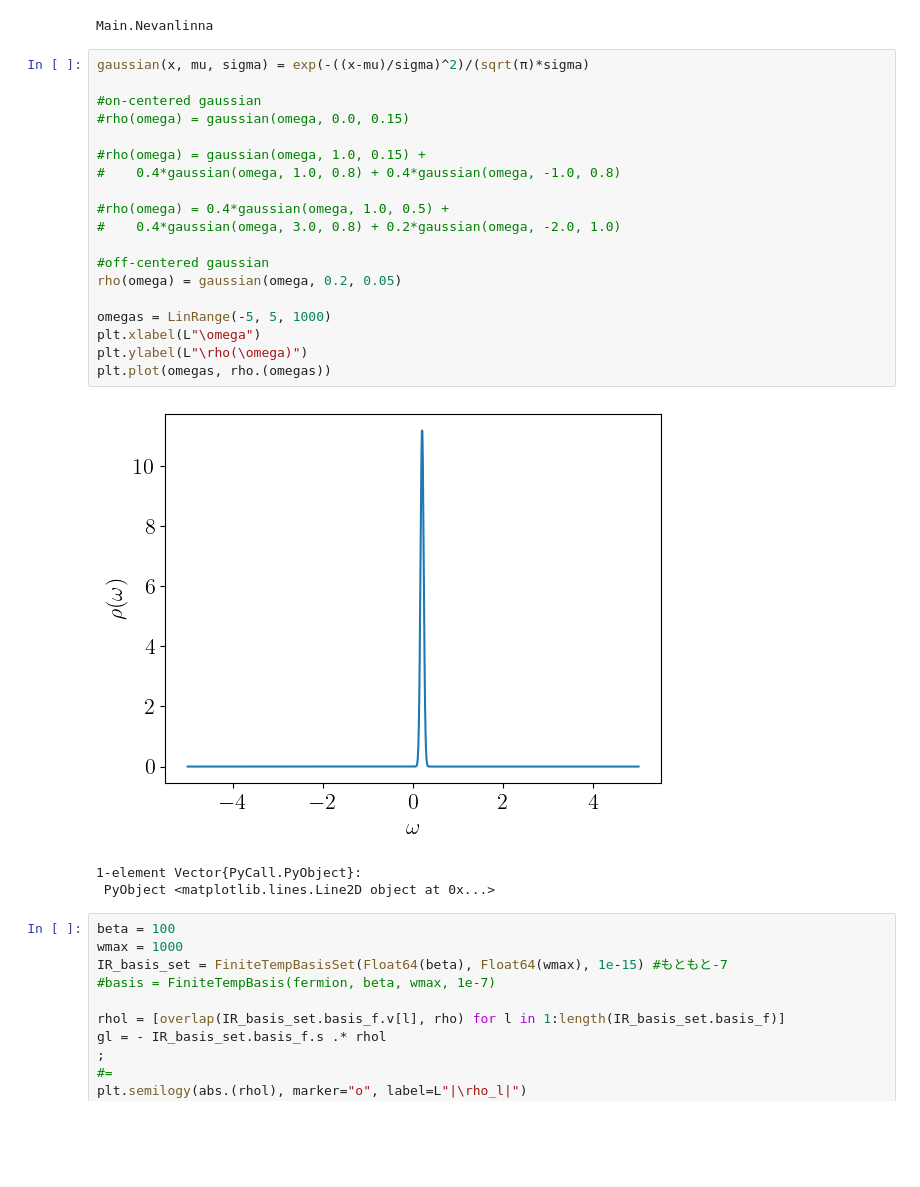
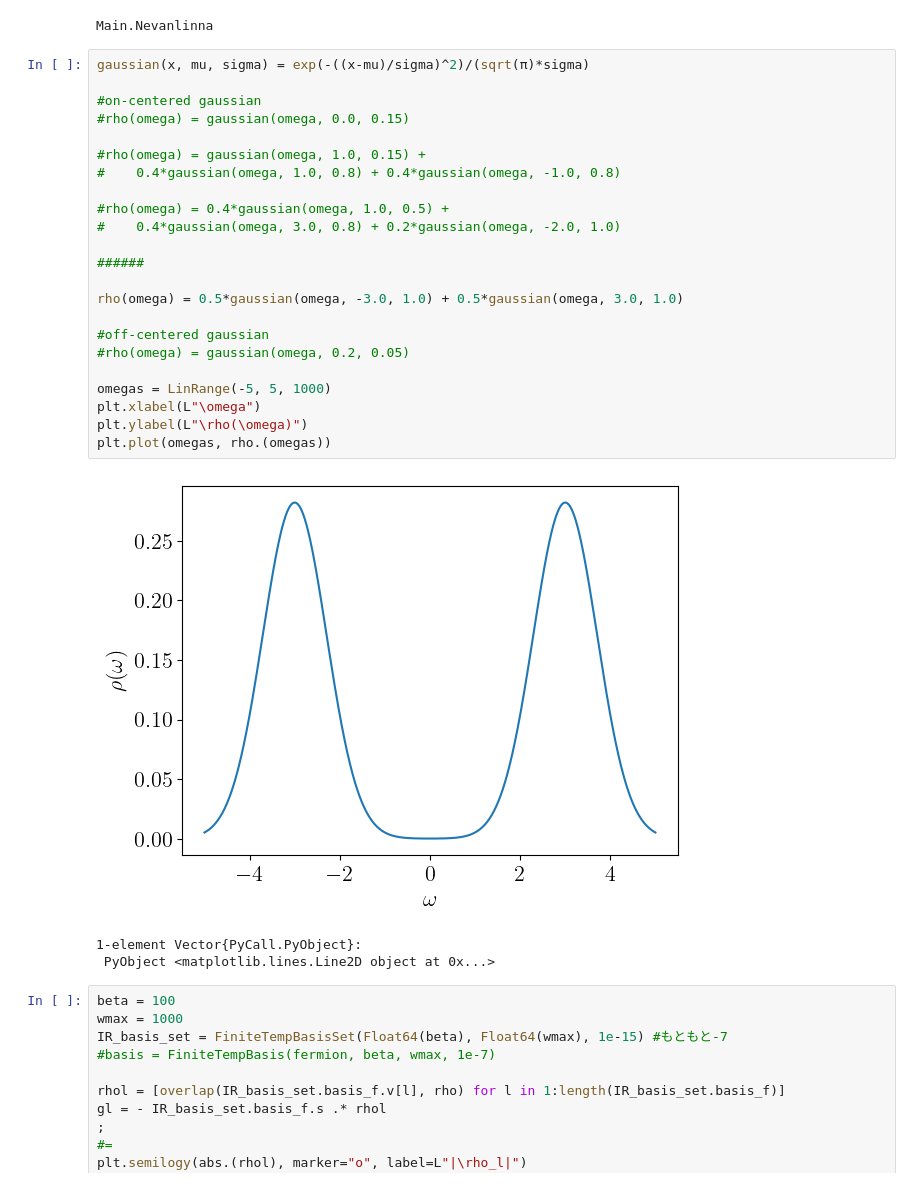
Before and after one commit to SpM-lab/Nevanlinna.jl, a Jupyter notebook: develop.ipynb, the cells around one changed output. Drawn from its saved outputs; the diff is of its cells as text; blank space fills up the shorter version.

```diff
--- a/develop.ipynb
+++ b/develop.ipynb
@@ -18,24 +18,28 @@ Main.Nevanlinna
 # %%
 gaussian(x, mu, sigma) = exp(-((x-mu)/sigma)^2)/(sqrt(π)*sigma)
 
 #on-centered gaussian
 #rho(omega) = gaussian(omega, 0.0, 0.15)
 
 #rho(omega) = gaussian(omega, 1.0, 0.15) +
 #    0.4*gaussian(omega, 1.0, 0.8) + 0.4*gaussian(omega, -1.0, 0.8)
 
 #rho(omega) = 0.4*gaussian(omega, 1.0, 0.5) +
 #    0.4*gaussian(omega, 3.0, 0.8) + 0.2*gaussian(omega, -2.0, 1.0)
 
+######
+
+rho(omega) = 0.5*gaussian(omega, -3.0, 1.0) + 0.5*gaussian(omega, 3.0, 1.0)
+
 #off-centered gaussian
-rho(omega) = gaussian(omega, 0.2, 0.05)
+#rho(omega) = gaussian(omega, 0.2, 0.05)
 
 omegas = LinRange(-5, 5, 1000)
 plt.xlabel(L"\omega")
 plt.ylabel(L"\rho(\omega)")
 plt.plot(omegas, rho.(omegas))
 # %% [output]
-[figure, old version]
+[figure, new version]
 1-element Vector{PyCall.PyObject}:
  PyObject <matplotlib.lines.Line2D object at 0x...>
 # %%
```
Also changed, not shown: parts of 4 cells of this notebook, 1 other file.
